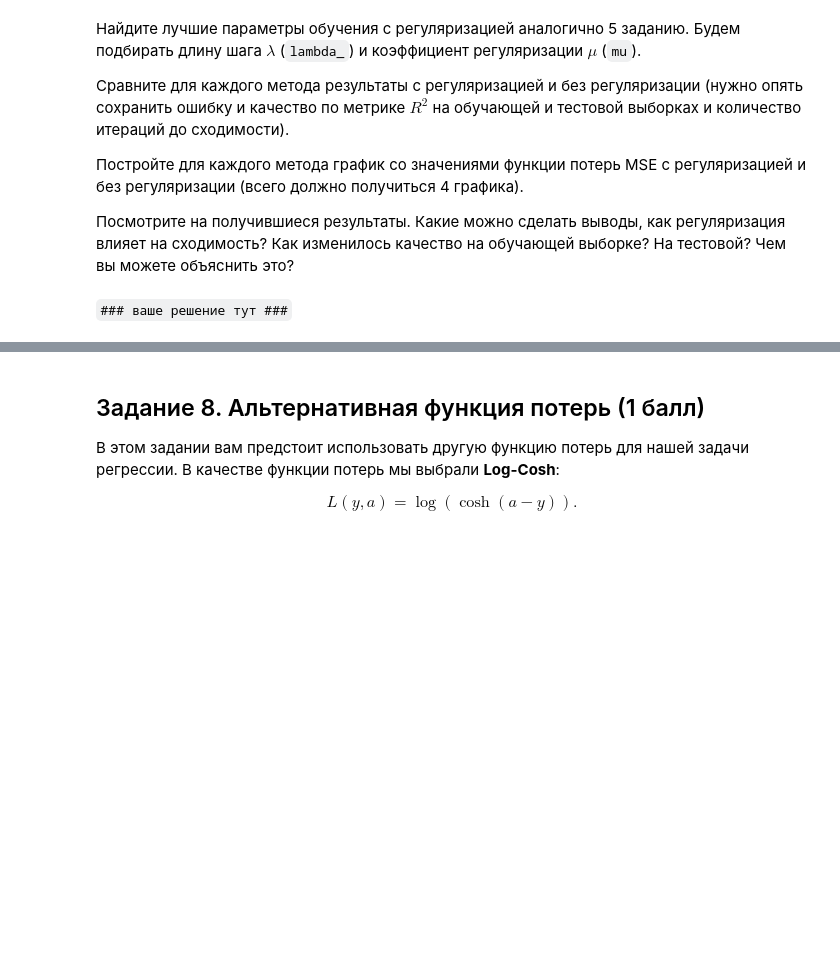
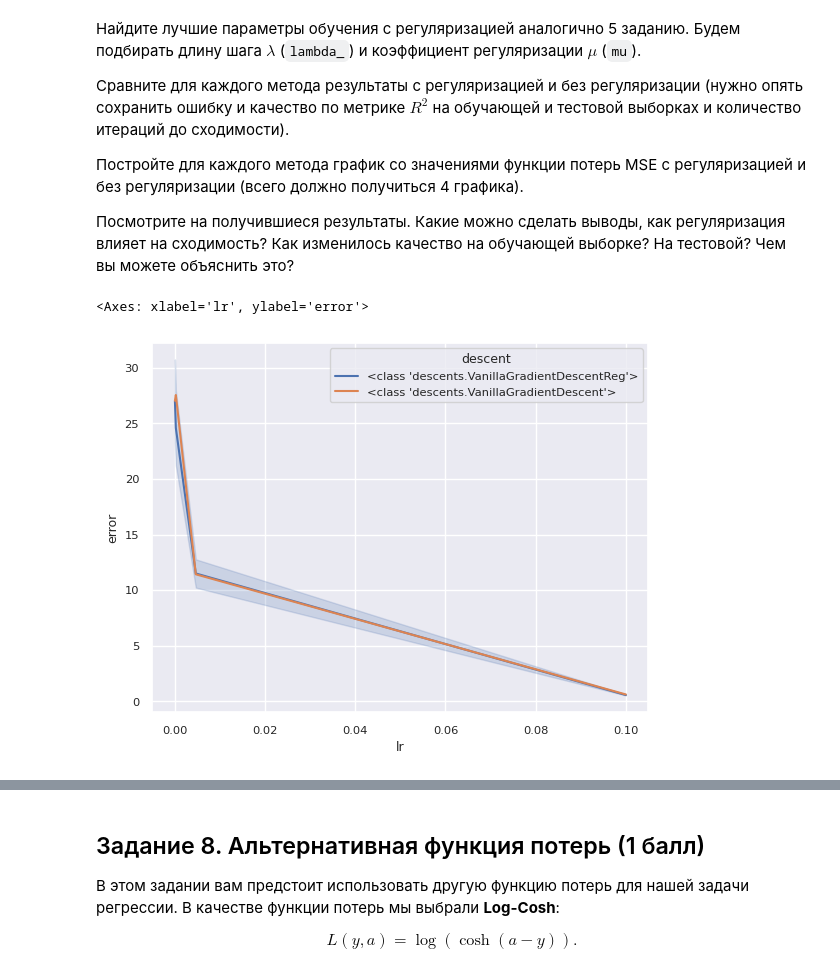
Before and after one commit to xCthulhuFtagn/ml-course-hse, a Jupyter notebook: 2023-fall/homeworks-practice/homework-practice-03-gd/homework-practice-03-gd.ipynb, the cells around one changed output, grey strips where cells are left out. Cells and saved outputs as stored; diff of their text form; code cells hidden in the pictures; blank space fills up the shorter version.

```diff
--- a/2023-fall/homeworks-practice/homework-practice-03-gd/homework-practice-03-gd.ipynb
+++ b/2023-fall/homeworks-practice/homework-practice-03-gd/homework-practice-03-gd.ipynb
@@ -645,2 +658,0 @@ $$
-# %% [markdown]
-`### ваше решение тут ###`
@@ -646,0 +727,5 @@ $$
+# %%
+sns.lineplot(data = statisticsVanilla, y = 'error', x = 'lr', hue = 'descent')
+# %% [output]
+<Axes: xlabel='lr', ylabel='error'>
+[figure, added]
```
Also changed, not shown: parts of 20 cells of this notebook, 1 other file.
